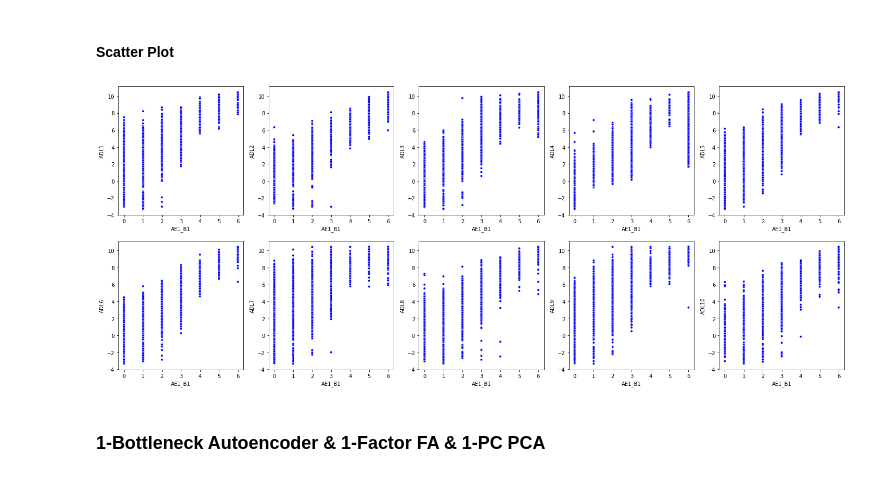
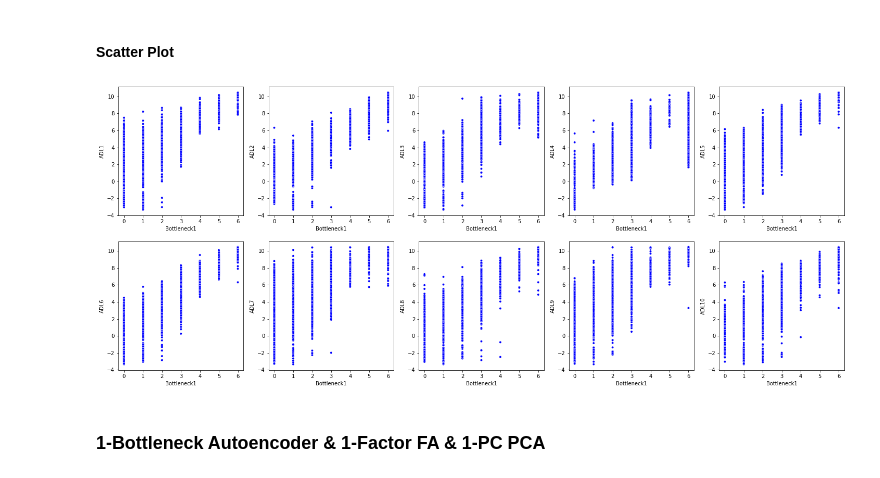
Before and after one commit to lihanwen1017769643/stat4799, a Jupyter notebook: py/3_AE.ipynb, the cells around one changed output. Cells and saved outputs as stored; diff of their text form; code cells hidden in the pictures.

```diff
--- a/py/3_AE.ipynb
+++ b/py/3_AE.ipynb
@@ -109,5 +144,26 @@ print()
 # %% [output]
 [figure]
+# %%
+if not os.path.exists("../fig/ae_corr/"):
+    os.mkdir("../fig/ae_corr/")
+
+for f in files:
+    index = files.index(f)
+    bottleneck = bottlenecks[index]
+    # op = ops[index]
+    fname = f.split("best_model_")[-1].split("_encoded")[0]
+    if "fcn1" in f:
+        name, layer1, _, op, lr, bs = fname.split("_")
+    elif "fcn2" in f:
+        name, layer1, layer2, _, op, lr, bs = fname.split("_")
+    if bottleneck:
+        cols = [f"Bottleneck_{i+1}" for i in range(bottleneck)]
+        ae_code = pd.DataFrame(np.load(model_path + f), columns=cols)
+        if name == "fcn1":
+            title = f"Correlation plot of ADL variables and encoded codes: {name.upper()}({layer1},{bottleneck},{layer1}) with {op}"
+        elif name == "fcn2":
+            title = f"Correlation plot of ADL variables and encoded codes: {name.upper()}({layer1},{layer2},{bottleneck},{layer2},{layer1}) with {op}"
+        correlation_plot(adl, ae_code, title=title, ax=None, save=True, save_path=f"../fig/ae_corr/ae_{fname}_corr.png")
 # %% [markdown]
 #### Scatter Plot
 # %%
@@ -116,14 +172,23 @@ adl_ae2 = pd.concat([adl, pd_ae2], axis=1)
 adl_ae3 = pd.concat([adl, pd_ae3], axis=1)
 # %%
 factor_num = 1
+factor = 1
+width = 5
+row_num = 5
+col_num = 2 * factor_num
 
-fig = plt.figure(figsize=(5 * 5, 5 * 2))
-gs = fig.add_gridspec(2, 5)
-ax = [ax1, ax2, ax3, ax4, ax5, ax6, ax7, ax8, ax9, ax10] = [None, None, None, None, None, None, None, None, None, None]
-for i in range(2):
-    for j in range(5):
-        index = i * 5 + j
+fig = plt.figure(figsize=(width * row_num, width * col_num))
+gs = fig.add_gridspec(col_num, row_num)
+ax = [None] * 10 * factor_num
+for i in range(col_num):
+    for j in range(row_num):
+        index = i * row_num + j
         ax[index] = fig.add_subplot(gs[i, j])
-        comparison_plot(np.column_stack((adl_ae1.to_numpy()[:,index], adl_ae1.to_numpy()[:,10])), col=[f"AE{factor_num}_B{factor_num}", f"ADL{index+1}"], title="", ax=ax[index])
+        comparison_plot(
+            np.column_stack((adl_ae1.to_numpy()[:,index], adl_ae1.to_numpy()[:,10])),
+            col=[f"Bottleneck{factor}", f"ADL{index+1}"],
+            title="",
+            ax=ax[index]
+        )
 # %% [output]
-[figure, old version]
+[figure, new version]
```
Also changed, not shown: parts of 11 cells of this notebook.
